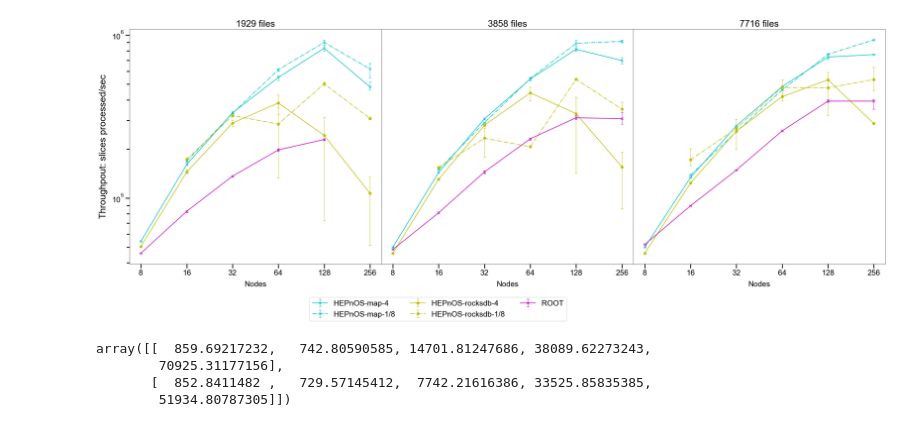
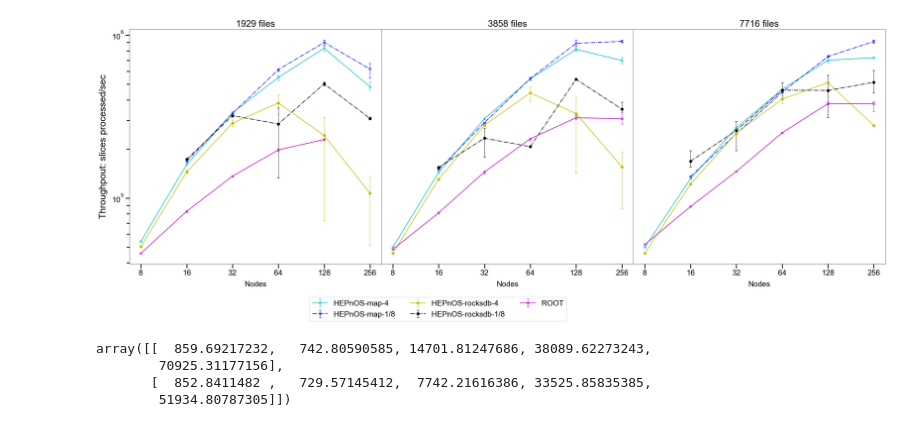
Before and after one commit to HEPonHPC/hepnos_eventselection, a Jupyter notebook: scaling/256_nodes/compare_slice_throughput.ipynb, the cells around one changed output. Saved outputs shown, nothing was run; the diff lists cells and outputs as text; code cells hidden in the pictures.

Commit message:
Update compare plot

```diff
--- a/scaling/256_nodes/compare_slice_throughput.ipynb
+++ b/scaling/256_nodes/compare_slice_throughput.ipynb
@@ -59,48 +59,48 @@ _capsize = 3
 
 ax[0].set_title('1929 files')
 ax[0].errorbar(np.arange(6), hepnos_s4v2_1929_slices_per_sec_mean, yerr=hepnos_s4v2_1929_slices_per_sec_errs, fmt='c-x', ecolor='c', elinewidth=_elinewidth, capsize=_capsize, label='HEPnOS-map')
-ax[0].errorbar(np.arange(6)[1:], hepnos_s1_by_8_1929_slices_per_sec_mean[1:], yerr=hepnos_s1_by_8_1929_slices_per_sec_errs[:,1:], fmt='c-.x', ecolor='c', elinewidth=_elinewidth, capsize=_capsize, label='HEPnOS-map')
+ax[0].errorbar(np.arange(6)[1:], hepnos_s1_by_8_1929_slices_per_sec_mean[1:], yerr=hepnos_s1_by_8_1929_slices_per_sec_errs[:,1:], fmt='b-.x', ecolor='b', elinewidth=_elinewidth, capsize=_capsize, label='HEPnOS-map')
 ax[0].errorbar(np.arange(6), ssd_hepnos_s4_1929_slices_per_sec_mean, yerr=ssd_hepnos_s4_1929_slices_per_sec_errs, fmt='y-o', ecolor='y', elinewidth=_elinewidth, capsize=_capsize, label='HEPnOS-rocksdb')
-ax[0].errorbar(np.arange(6)[1:], ssd_hepnos_s1_by_8_1929_slices_per_sec_mean[1:], yerr=ssd_hepnos_s1_by_8_1929_slices_per_sec_errs[:,1:], fmt='y-.o', ecolor='y', elinewidth=_elinewidth, capsize=_capsize, label='HEPnOS-rocksdb')
+ax[0].errorbar(np.arange(6)[1:], ssd_hepnos_s1_by_8_1929_slices_per_sec_mean[1:], yerr=ssd_hepnos_s1_by_8_1929_slices_per_sec_errs[:,1:], fmt='k-.o', ecolor='k', elinewidth=_elinewidth, capsize=_capsize, label='HEPnOS-rocksdb')
 ax[0].errorbar(np.arange(5), root_1929_slices_per_sec_mean[:-1], yerr=root_1929_slices_per_sec_errs[:, :-1], fmt='m-x', ecolor='m', elinewidth=_elinewidth, capsize=_capsize, label='ROOT')
 
 ax[1].set_title('3858 files')
 ax[1].errorbar(np.arange(6), hepnos_s4v2_3858_slices_per_sec_mean, yerr=hepnos_s4v2_3858_slices_per_sec_errs, fmt='c-x', ecolor='c', elinewidth=_elinewidth, capsize=_capsize, label='HEPnOS-map-4')
-ax[1].errorbar(np.arange(6)[1:], hepnos_s1_by_8_3858_slices_per_sec_mean[1:], yerr=hepnos_s1_by_8_3858_slices_per_sec_errs[:,1:], fmt='c-.x', ecolor='c', elinewidth=_elinewidth, capsize=_capsize, label='HEPnOS-map-1/8')
+ax[1].errorbar(np.arange(6)[1:], hepnos_s1_by_8_3858_slices_per_sec_mean[1:], yerr=hepnos_s1_by_8_3858_slices_per_sec_errs[:,1:], fmt='b-.x', ecolor='b', elinewidth=_elinewidth, capsize=_capsize, label='HEPnOS-map-1/8')
 ax[1].errorbar(np.arange(6), ssd_hepnos_s4_3858_slices_per_sec_mean, yerr=ssd_hepnos_s4_3858_slices_per_sec_errs, fmt='y-o', ecolor='y', elinewidth=_elinewidth, capsize=_capsize, label='HEPnOS-rocksdb-4')
-ax[1].errorbar(np.arange(6)[1:], ssd_hepnos_s1_by_8_3858_slices_per_sec_mean[1:], yerr=ssd_hepnos_s1_by_8_3858_slices_per_sec_errs[:,1:], fmt='y-.o', ecolor='y', elinewidth=_elinewidth, capsize=_capsize, label='HEPnOS-rocksdb-1/8')
+ax[1].errorbar(np.arange(6)[1:], ssd_hepnos_s1_by_8_3858_slices_per_sec_mean[1:], yerr=ssd_hepnos_s1_by_8_3858_slices_per_sec_errs[:,1:], fmt='k-.o', ecolor='k', elinewidth=_elinewidth, capsize=_capsize, label='HEPnOS-rocksdb-1/8')
 ax[1].errorbar(np.arange(6), root_3858_slices_per_sec_mean, yerr=root_3858_slices_per_sec_errs, fmt='m-x', ecolor='m', elinewidth=_elinewidth, capsize=_capsize, label='ROOT')
 
 ax[2].set_title('7716 files')
 ax[2].errorbar(np.arange(6), hepnos_s4v2_7716_slices_per_sec_mean, yerr=hepnos_s4v2_7716_slices_per_sec_errs, fmt='c-x', ecolor='c', elinewidth=_elinewidth, capsize=_capsize, label='HEPnOS-map')
-ax[2].errorbar(np.arange(6)[1:], hepnos_s1_by_8_7716_slices_per_sec_mean[1:], yerr=hepnos_s1_by_8_7716_slices_per_sec_errs[:,1:], fmt='c-.x', ecolor='c', elinewidth=_elinewidth, capsize=_capsize, label='HEPnOS-map')
+ax[2].errorbar(np.arange(6)[1:], hepnos_s1_by_8_7716_slices_per_sec_mean[1:], yerr=hepnos_s1_by_8_7716_slices_per_sec_errs[:,1:], fmt='b-.x', ecolor='b', elinewidth=_elinewidth, capsize=_capsize, label='HEPnOS-map')
 ax[2].errorbar(np.arange(6), ssd_hepnos_s4_7716_slices_per_sec_mean, yerr=ssd_hepnos_s4_7716_slices_per_sec_errs, fmt='y-o', ecolor='y', elinewidth=_elinewidth, capsize=_capsize, label='HEPnOS-rocksdb')
-ax[2].errorbar(np.arange(6)[1:], ssd_hepnos_s1_by_8_7716_slices_per_sec_mean[1:], yerr=ssd_hepnos_s1_by_8_7716_slices_per_sec_errs[:,1:], fmt='y-.o', ecolor='y', elinewidth=_elinewidth, capsize=_capsize, label='HEPnOS-rocksdb-1/8')
+ax[2].errorbar(np.arange(6)[1:], ssd_hepnos_s1_by_8_7716_slices_per_sec_mean[1:], yerr=ssd_hepnos_s1_by_8_7716_slices_per_sec_errs[:,1:], fmt='k-.o', ecolor='k', elinewidth=_elinewidth, capsize=_capsize, label='HEPnOS-rocksdb-1/8')
 ax[2].errorbar(np.arange(6), root_7716_slices_per_sec_mean, yerr=root_7716_slices_per_sec_errs, fmt='m-x', ecolor='m', elinewidth=_elinewidth, capsize=_capsize, label='ROOT')
 
 # Common legend for all plots!
 lgd = ax[1].legend(bbox_to_anchor=(0.75, -0.125), ncol=3)
 
 for _ax in ax:
     _ax.set_xticks(np.arange(6))
     _ax.set_xticklabels(nodes)
     _ax.set_xlabel('Nodes', labelpad=10)
     _ax.set_yscale('log', base=10)
     #_ax.set_ylim(10**4,10**7)
     _ax.xaxis.set_tick_params(which='major', size=10, width=2)
     _ax.xaxis.set_tick_params(which='minor', size=7, width=2)
     _ax.yaxis.set_tick_params(which='major', size=10, width=2)
     _ax.yaxis.set_tick_params(which='minor', size=7, width=2)
     if _ax==ax[0]:
         _ax.set_ylabel('Throughpout: slices processed/sec', labelpad=10, size=22)
     else:
         _ax.yaxis.set_ticklabels([])
         _ax.yaxis.set_ticks([])
         _ax.yaxis.set_ticks([], minor=True)
 
 plt.savefig("compare_slice_throughput.png", dpi=250, bbox_inches="tight")
 # %% [output]
-[figure, old version]
+[figure, new version]
 # %%
 hepnos_s1_by_8_1929_slices_per_sec_errs[:,1:]
 # %% [output]
```
Also changed, not shown: 7 other files.
